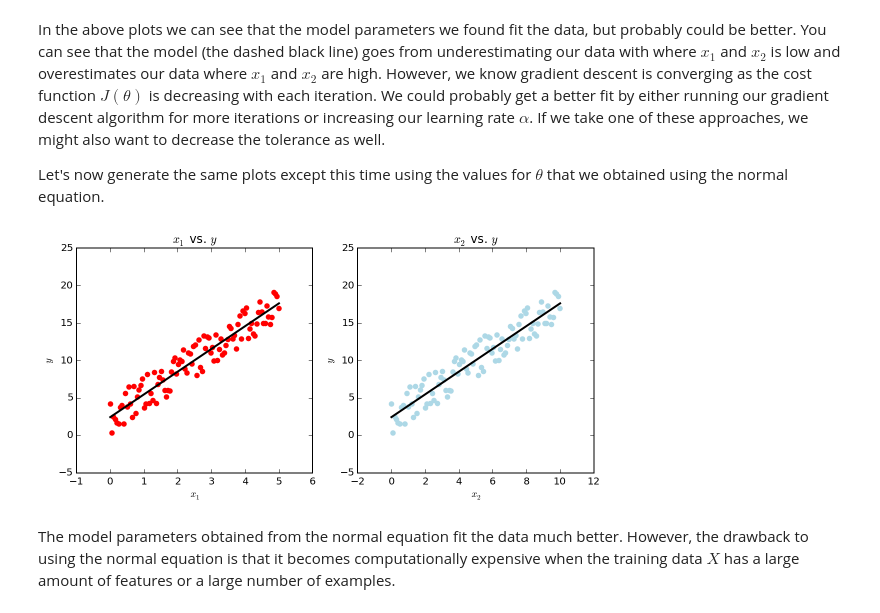
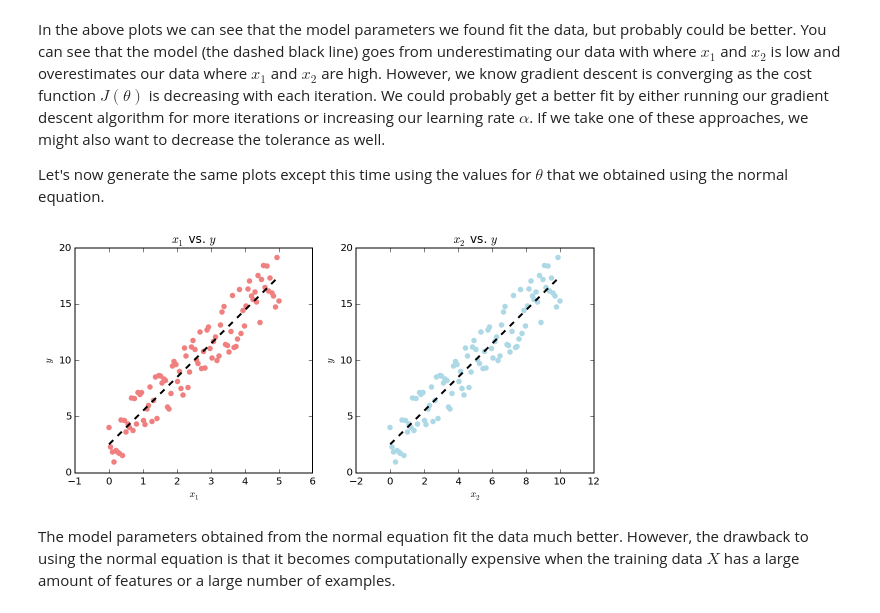
Before and after one commit to jonchar/ml-python, a Jupyter notebook: Linear regression with multiple variables.ipynb, the cells around one changed output. Saved outputs shown, nothing was run; the diff lists cells and outputs as text; code cells hidden in the pictures.

Commit message:
Updated README.md and made plots more consistent

```diff
--- a/Linear regression with multiple variables.ipynb
+++ b/Linear regression with multiple variables.ipynb
@@ -125,25 +127,27 @@ Let's now generate the same plots except this time using the values for $\theta$
 # %%
 fig, ax = plt.subplots(nrows=1, ncols=2, figsize=(8,4))
 
 theta = theta_from_norm
 
 x1 = np.linspace(X[:,1].min(), X[:,1].max(), 100)
 x2 = np.linspace(X[:,2].min(), X[:,2].max(), 100)
 
-ax[0].plot(x1, theta.item(0) + theta.item(1)*x1 + theta.item(2)*x2, color='k', lw=2)
-ax[0].scatter(X[:,1], y, color='r')
+ax[0].plot(x1, theta.item(0) + theta.item(1)*x1 + theta.item(2)*x2, color='k', lw=2, ls='--')
+ax[0].scatter(X[:,1], y, color='lightcoral')
 ax[0].set_title('$x_1$ vs. $y$')
 ax[0].set_xlabel('$x_1$')
 ax[0].set_ylabel('$y$')
+ax[0].set_ylim(0, 20)
 
-ax[1].plot(x2, theta.item(0) + theta.item(1)*x1 + theta.item(2)*x2, color='k', lw=2)
+ax[1].plot(x2, theta.item(0) + theta.item(1)*x1 + theta.item(2)*x2, color='k', lw=2, ls='--')
 ax[1].scatter(X[:,2], y, color='lightblue')
 ax[1].set_title('$x_2$ vs. $y$')
 ax[1].set_xlabel('$x_2$')
 ax[1].set_ylabel('$y$')
+ax[1].set_ylim(0, 20)
 
 fig.tight_layout()
 # %% [output]
-[figure, old version]
+[figure, new version]
 # %% [markdown]
 The model parameters obtained from the normal equation fit the data much better. However, the drawback to using the normal equation is that it becomes computationally expensive when the training data $X$ has a large amount of features or a large number of examples.
```
Also changed, not shown: parts of 4 cells of this notebook, 1 other file.
